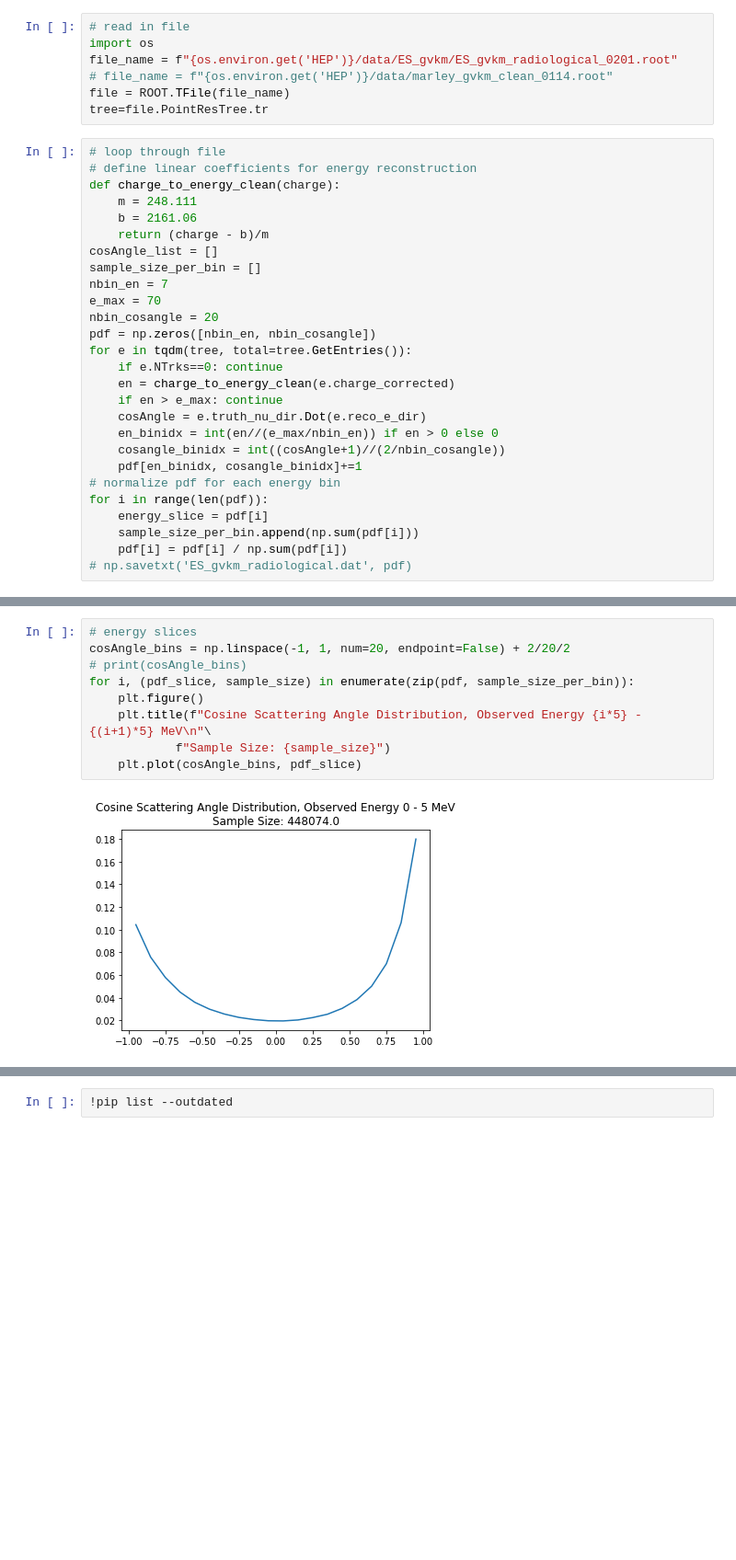
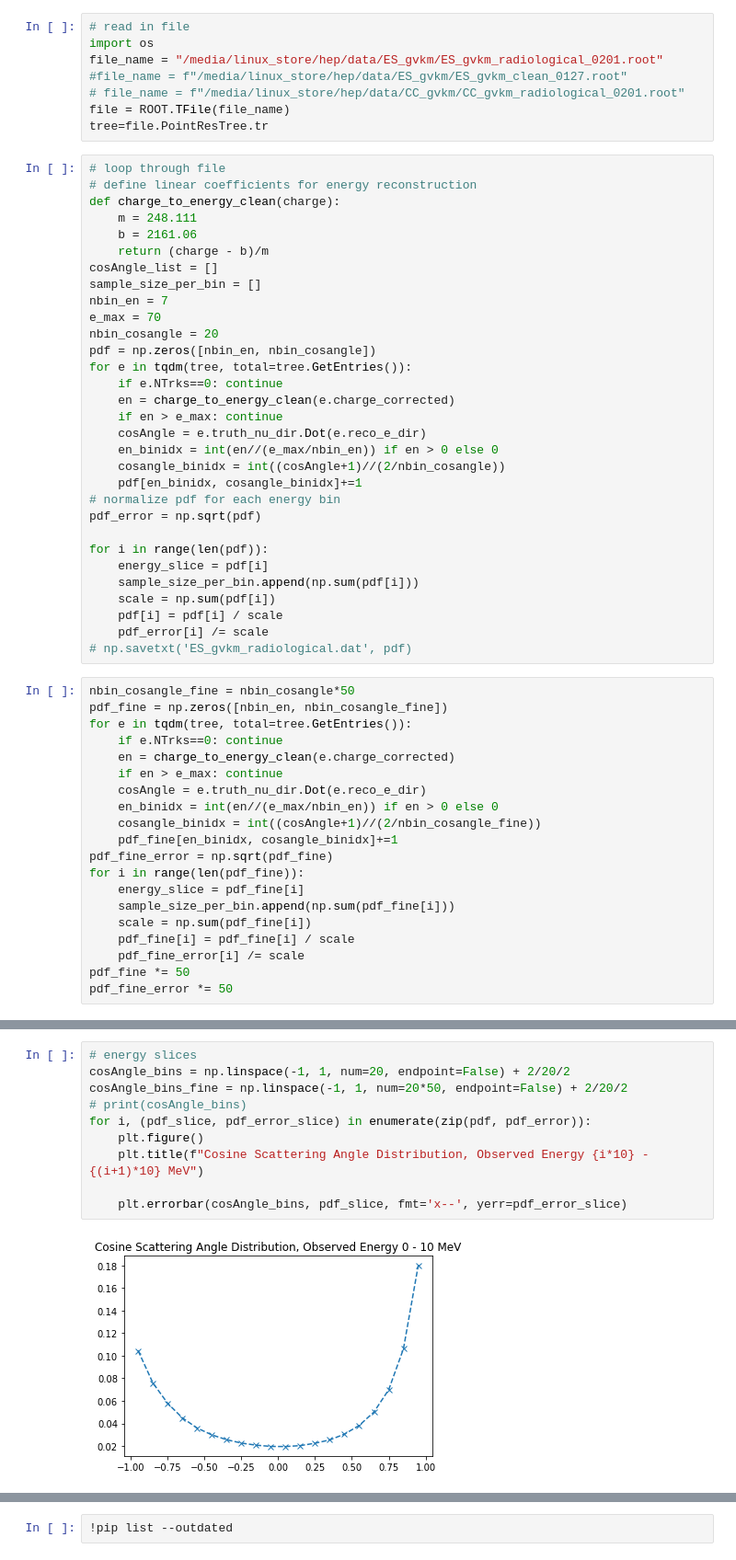
Before and after one commit to JamesJieranShen/SN_Pointing_PDFs, a Jupyter notebook: PDF_ES_radiological.ipynb, the cells around one changed output, grey strips where cells are left out. Shown at 92% size. Cells and saved outputs as stored; diff of their text form; blank space fills up the shorter version.

```diff
--- a/PDF_ES_radiological.ipynb
+++ b/PDF_ES_radiological.ipynb
@@ -10,8 +8,9 @@ Welcome to JupyROOT 6.24/06
 # %%
 # read in file
 import os
-file_name = f"{os.environ.get('HEP')}/data/ES_gvkm/ES_gvkm_radiological_0201.root"
-# file_name = f"{os.environ.get('HEP')}/data/marley_gvkm_clean_0114.root"
+file_name = "/media/linux_store/hep/data/ES_gvkm/ES_gvkm_radiological_0201.root"
+#file_name = f"/media/linux_store/hep/data/ES_gvkm/ES_gvkm_clean_0127.root"
+# file_name = f"/media/linux_store/hep/data/CC_gvkm/CC_gvkm_radiological_0201.root"
 file = ROOT.TFile(file_name)
 tree=file.PointResTree.tr
 # %%
@@ -36,9 +35,33 @@ for e in tqdm(tree, total=tree.GetEntries()):
     cosangle_binidx = int((cosAngle+1)//(2/nbin_cosangle))
     pdf[en_binidx, cosangle_binidx]+=1
 # normalize pdf for each energy bin
+pdf_error = np.sqrt(pdf)
+
 for i in range(len(pdf)):
     energy_slice = pdf[i]
     sample_size_per_bin.append(np.sum(pdf[i]))
-    pdf[i] = pdf[i] / np.sum(pdf[i])
+    scale = np.sum(pdf[i])
+    pdf[i] = pdf[i] / scale
+    pdf_error[i] /= scale
 # np.savetxt('ES_gvkm_radiological.dat', pdf)
+# %%
+nbin_cosangle_fine = nbin_cosangle*50
+pdf_fine = np.zeros([nbin_en, nbin_cosangle_fine])
+for e in tqdm(tree, total=tree.GetEntries()):
+    if e.NTrks==0: continue
+    en = charge_to_energy_clean(e.charge_corrected)
+    if en > e_max: continue
+    cosAngle = e.truth_nu_dir.Dot(e.reco_e_dir)
+    en_binidx = int(en//(e_max/nbin_en)) if en > 0 else 0
+    cosangle_binidx = int((cosAngle+1)//(2/nbin_cosangle_fine))
+    pdf_fine[en_binidx, cosangle_binidx]+=1
+pdf_fine_error = np.sqrt(pdf_fine)
+for i in range(len(pdf_fine)):
+    energy_slice = pdf_fine[i]
+    sample_size_per_bin.append(np.sum(pdf_fine[i]))
+    scale = np.sum(pdf_fine[i])
+    pdf_fine[i] = pdf_fine[i] / scale
+    pdf_fine_error[i] /= scale
+pdf_fine *= 50
+pdf_fine_error *= 50
 # %%
@@ -54,11 +79,12 @@ Text(0, 0.5, '$e^-$ energy (MeV)')
 # %%
 # energy slices
 cosAngle_bins = np.linspace(-1, 1, num=20, endpoint=False) + 2/20/2
+cosAngle_bins_fine = np.linspace(-1, 1, num=20*50, endpoint=False) + 2/20/2
 # print(cosAngle_bins)
-for i, (pdf_slice, sample_size) in enumerate(zip(pdf, sample_size_per_bin)):
+for i, (pdf_slice, pdf_error_slice) in enumerate(zip(pdf, pdf_error)):
     plt.figure()
-    plt.title(f"Cosine Scattering Angle Distribution, Observed Energy {i*5} - {(i+1)*5} MeV\n"\
-            f"Sample Size: {sample_size}")
-    plt.plot(cosAngle_bins, pdf_slice)
+    plt.title(f"Cosine Scattering Angle Distribution, Observed Energy {i*10} - {(i+1)*10} MeV")
+
+    plt.errorbar(cosAngle_bins, pdf_slice, fmt='x--', yerr=pdf_error_slice)
 # %% [output]
-[figure, old version]
+[figure, new version]
```
Also changed, not shown: parts of 6 cells of this notebook, 5 other files.
